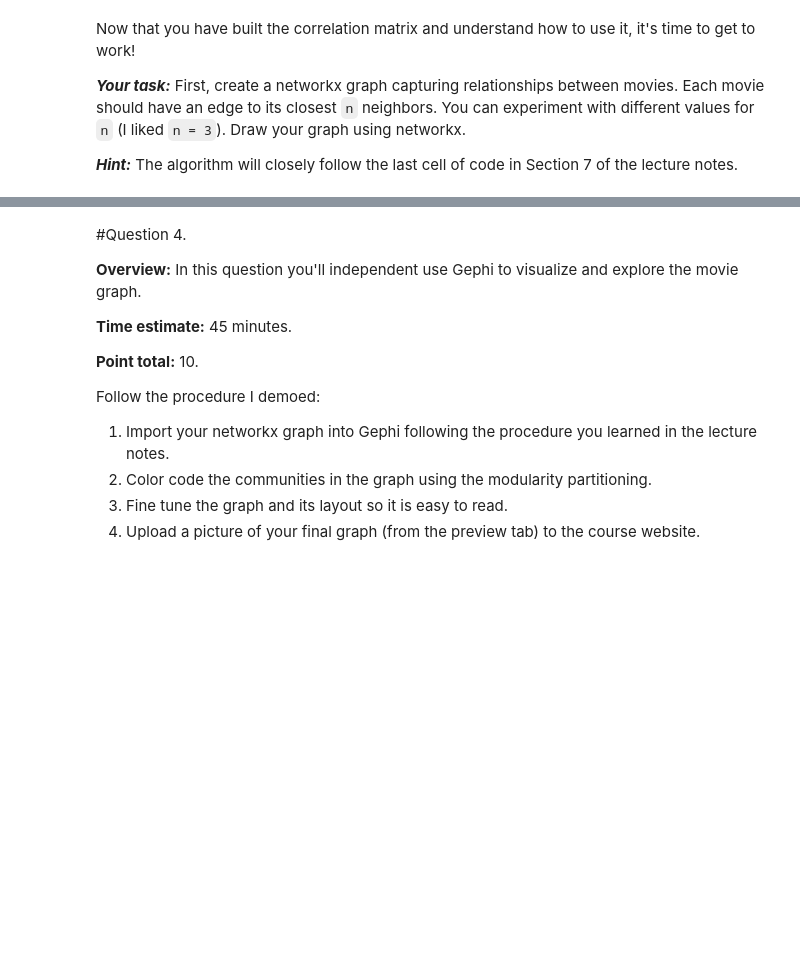
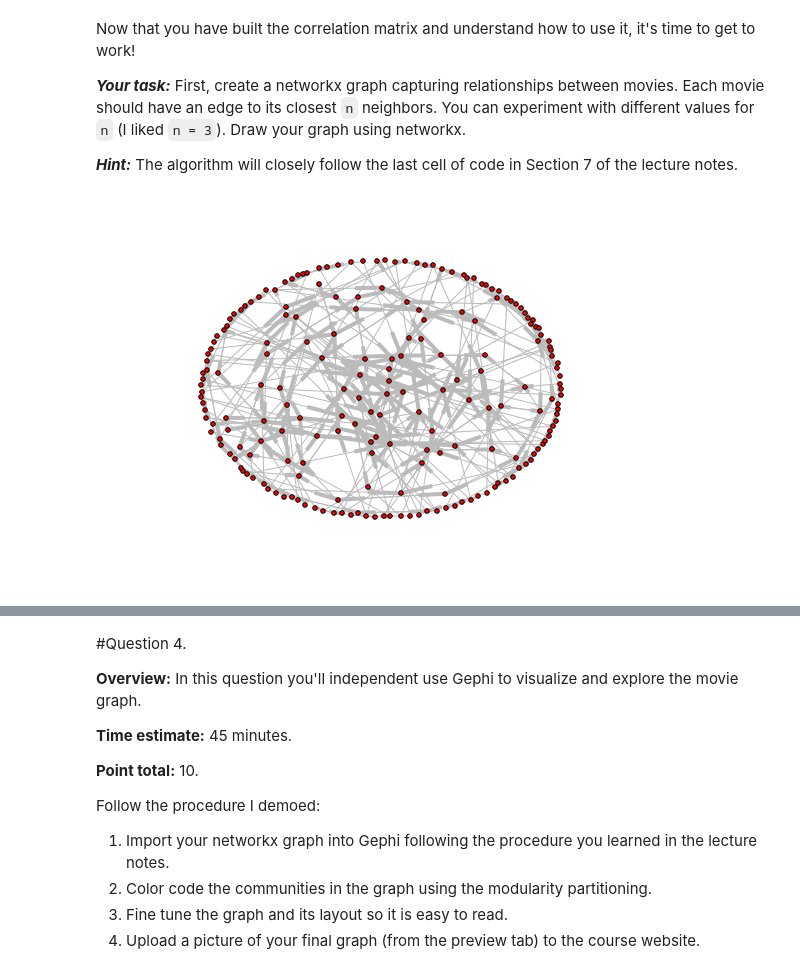
Before and after one commit to polsztyn/PythonLearningStuff, a Jupyter notebook: Python Social Data Mining_Assignment_4_wk_4.ipynb, the cells around one changed output, grey strips where cells are left out. Drawn from its saved outputs; the diff is of its cells as text; code cells hidden in the pictures; blank space fills up the shorter version.

```diff
--- a/Python Social Data Mining_Assignment_4_wk_4.ipynb
+++ b/Python Social Data Mining_Assignment_4_wk_4.ipynb
@@ -234,3 +311,17 @@ Now that you have built the correlation matrix and understand how to use it, it'
 ***Your task:*** First, create a networkx graph capturing relationships between movies. Each movie should have an edge to its closest `n` neighbors. You can experiment with different values for `n` (I liked `n = 3`). Draw your graph using networkx.
 
 ***Hint:*** The algorithm will closely follow the last cell of code in Section 7 of the lecture notes.
+# %%
+# This code works but uses the movie ids, not the movie titles.
+import networkx as nx
+
+
+g = nx.DiGraph()
+for movie1 in cosims:
+    neighbors = sorted(cosims[movie1], key=cosims[movie1].get, reverse=True)[:3]
+    for movie2 in neighbors:
+        g.add_edge(movie1, movie2)
+nx.write_gml(g, 'movie_similiarity.gml')
+nx.draw(g, node_size=20, edge_color='#bbbbbb')
+# %% [output]
+[figure, added]
```
Also changed, not shown: parts of 5 cells of this notebook, 14 other files.
